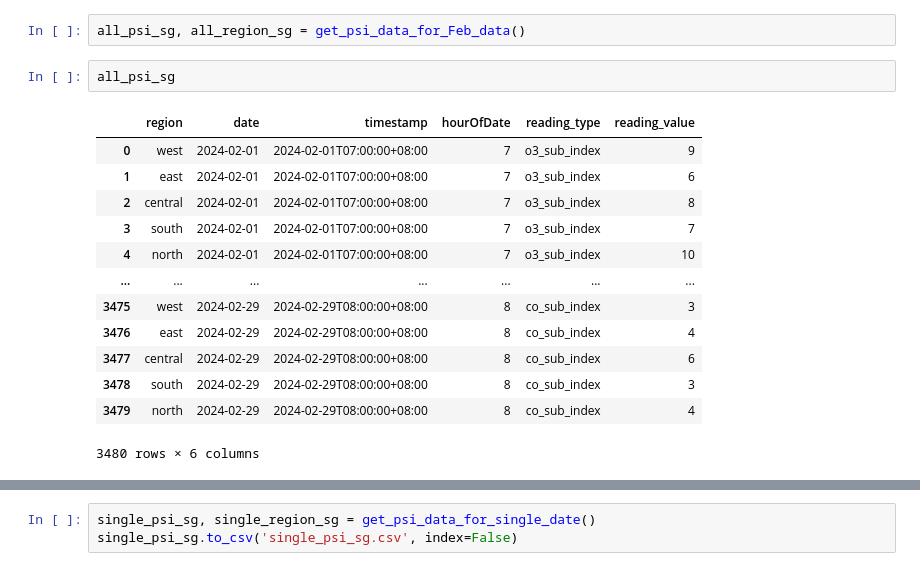
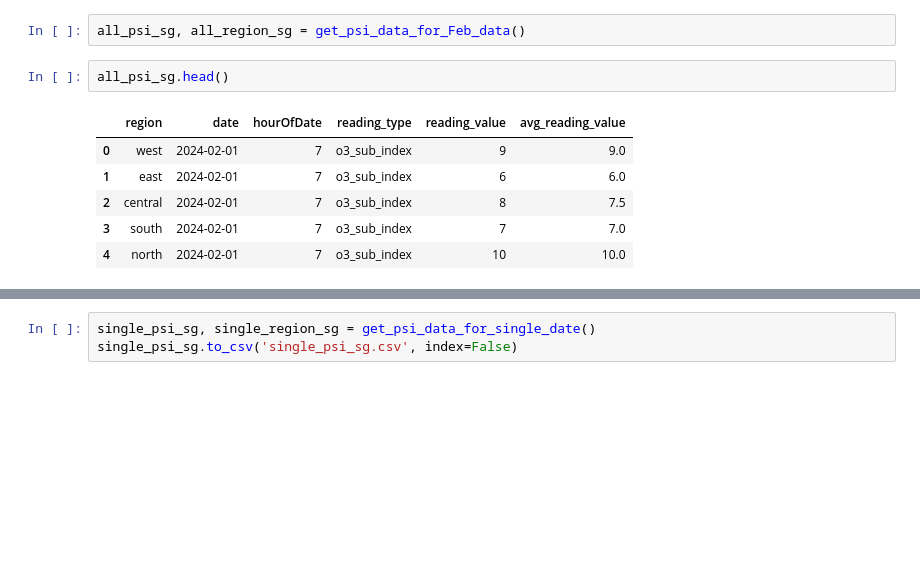
Before and after one commit to linxianying/G12_GuidedProject, a Jupyter notebook: traffic_air_sg.ipynb, the cells around one changed output, grey strips where cells are left out. Saved outputs shown, nothing was run; the diff lists cells and outputs as text; blank space fills up the shorter version.

```diff
--- a/traffic_air_sg.ipynb
+++ b/traffic_air_sg.ipynb
@@ -297,19 +290,12 @@ def get_psi_data_for_single_date():
 # %%
 all_psi_sg, all_region_sg = get_psi_data_for_Feb_data()
 # %%
-all_psi_sg
+all_psi_sg.head()
 # %% [output]
-|  | region | date | timestamp | hourOfDate | reading_type | reading_value |
-| 0 | west | 2024-02-01 | 2024-02-01T07:00:00+08:00 | 7 | o3_sub_index | 9 |
-| 1 | east | 2024-02-01 | 2024-02-01T07:00:00+08:00 | 7 | o3_sub_index | 6 |
-| 2 | central | 2024-02-01 | 2024-02-01T07:00:00+08:00 | 7 | o3_sub_index | 8 |
-| 3 | south | 2024-02-01 | 2024-02-01T07:00:00+08:00 | 7 | o3_sub_index | 7 |
-| 4 | north | 2024-02-01 | 2024-02-01T07:00:00+08:00 | 7 | o3_sub_index | 10 |
-| ... | ... | ... | ... | ... | ... | ... |
-| 3475 | west | 2024-02-29 | 2024-02-29T08:00:00+08:00 | 8 | co_sub_index | 3 |
-| 3476 | east | 2024-02-29 | 2024-02-29T08:00:00+08:00 | 8 | co_sub_index | 4 |
-| 3477 | central | 2024-02-29 | 2024-02-29T08:00:00+08:00 | 8 | co_sub_index | 6 |
-| 3478 | south | 2024-02-29 | 2024-02-29T08:00:00+08:00 | 8 | co_sub_index | 3 |
-| 3479 | north | 2024-02-29 | 2024-02-29T08:00:00+08:00 | 8 | co_sub_index | 4 |
+|  | region | date | hourOfDate | reading_type | reading_value | avg_reading_value |
+| 0 | west | 2024-02-01 | 7 | o3_sub_index | 9 | 9.0 |
+| 1 | east | 2024-02-01 | 7 | o3_sub_index | 6 | 6.0 |
+| 2 | central | 2024-02-01 | 7 | o3_sub_index | 8 | 7.5 |
+| 3 | south | 2024-02-01 | 7 | o3_sub_index | 7 | 7.0 |
+| 4 | north | 2024-02-01 | 7 | o3_sub_index | 10 | 10.0 |
-3480 rows × 6 columns
 # %%
```
Also changed, not shown: parts of 10 cells of this notebook.
